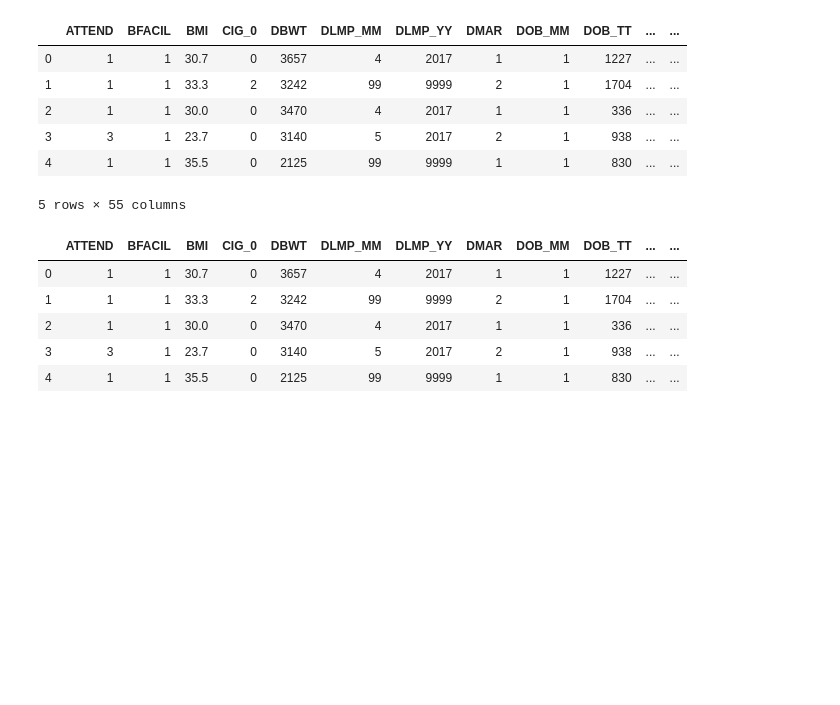
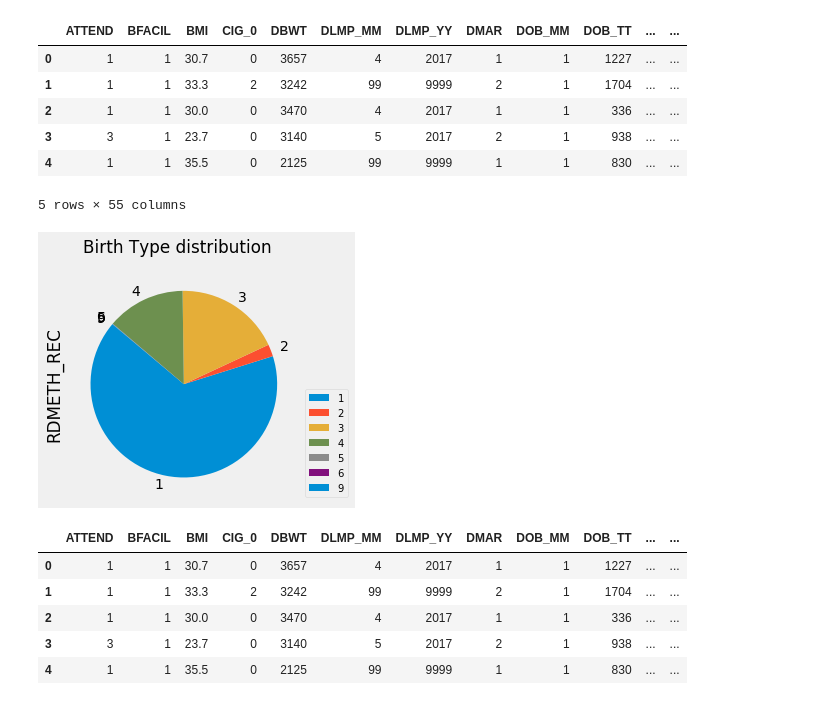
Before and after one commit to OnomeHunt/Project3, a Jupyter notebook: Birth_Data_2018.ipynb, the cells around one changed output. Saved outputs shown, nothing was run; the diff lists cells and outputs as text; code cells hidden in the pictures; blank space fills up the shorter version.

```diff
--- a/Birth_Data_2018.ipynb
+++ b/Birth_Data_2018.ipynb
@@ -26,6 +32,21 @@ file_df.head()
 | 3 | 3 | 1 | 23.7 | 0 | 3140 | 5 | 2017 | 2 | 1 | 938 | ... | ... |
 | 4 | 1 | 1 | 35.5 | 0 | 2125 | 99 | 9999 | 1 | 1 | 830 | ... | ... |
 5 rows × 55 columns
+# %%
+
+# Create pie chart of original dataset
+pie_data_grp=file_df.groupby("RDMETH_REC")
+pie_data=pie_data_grp["RDMETH_REC"].count()
+pie_data
+
+
+#del mouse_data_gender.index.name
+pie_data_chart = pie_data.plot(kind='pie',subplots=True,legend='True',startangle=140)
+plt.legend(loc='upper left', bbox_to_anchor=(1.0, 0.5),fontsize = 10)
+plt.suptitle("Birth Type distribution")
+plt.savefig('originBirthdata.png')
+# %% [output]
+[figure, added]
 # %%
 file_df = file_df.dropna()
 # %%
```
Also changed, not shown: parts of 31 cells of this notebook, 14 other files.
